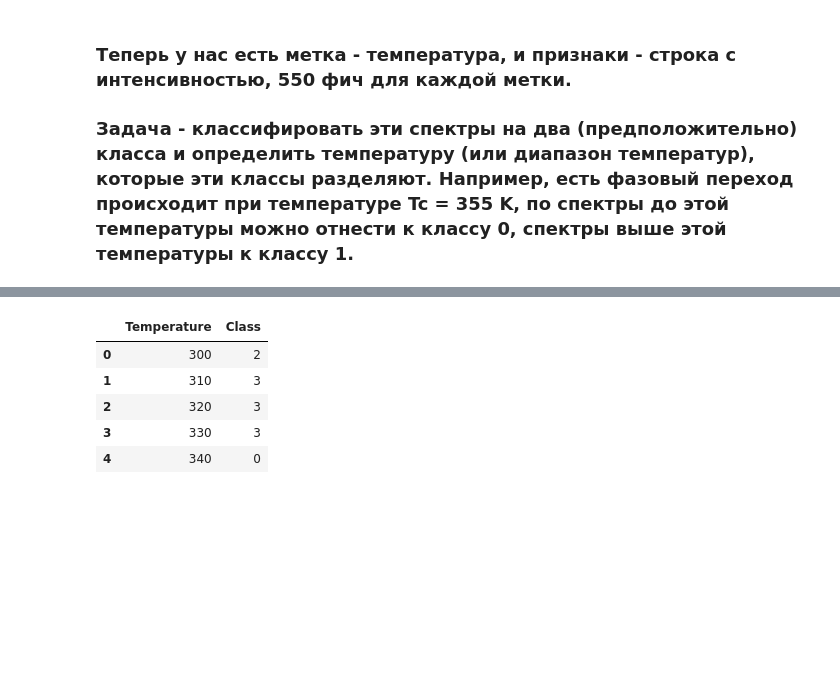
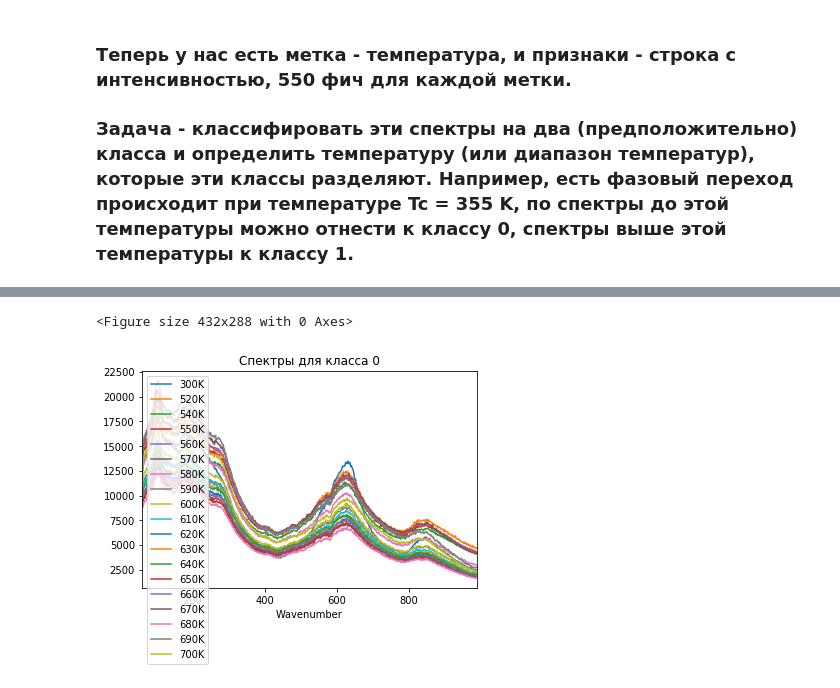
Before and after one commit to AndreyAnokhin/Kaggle-Raman-ML, a Jupyter notebook: datasets/Raman-SBN-50-Pt-Si/description.ipynb, the cells around one changed output, grey strips where cells are left out. Drawn from its saved outputs; the diff is of its cells as text; code cells hidden in the pictures; blank space fills up the shorter version.

```diff
--- a/datasets/Raman-SBN-50-Pt-Si/description.ipynb
+++ b/datasets/Raman-SBN-50-Pt-Si/description.ipynb
@@ -81,7 +83,7 @@ data.head()
 # %%
 from sklearn.cluster import KMeans
 # %%
-kmeans=KMeans(n_clusters=4)
+kmeans=KMeans(n_clusters=2)
 # %%
 kmeans.fit(data)
 # %% [output]
@@ -109,9 +105,19 @@ kdf['Class'] = k_means_labels
-# %%
-kdf.head()
-# %% [output]
-|  | Temperature | Class |
-| 0 | 300 | 2 |
-| 1 | 310 | 3 |
-| 2 | 320 | 3 |
-| 3 | 330 | 3 |
-| 4 | 340 | 0 |
+# %%
+temp = list(range(300, 710, 10))
+labels = list(k_means_labels)
+class_labels = dict(zip(temp, labels))
+# %%
+labels_class0 = []
+labels_class1 = []
+for x,y in class_labels.items():
+    if y == 0:
+        labels_class0.append(str(x)+'K')
+    elif y == 1:
+        labels_class1.append(str(x)+'K')
+# %%
+plt.figure()
+df.plot(x='Wavenumber', y = labels_class0, title="Спектры для класса 0")
+plt.show()
+# %% [output]
+<Figure size 432x288 with 0 Axes>
+[figure, added]
```
Also changed, not shown: parts of 8 cells of this notebook.
